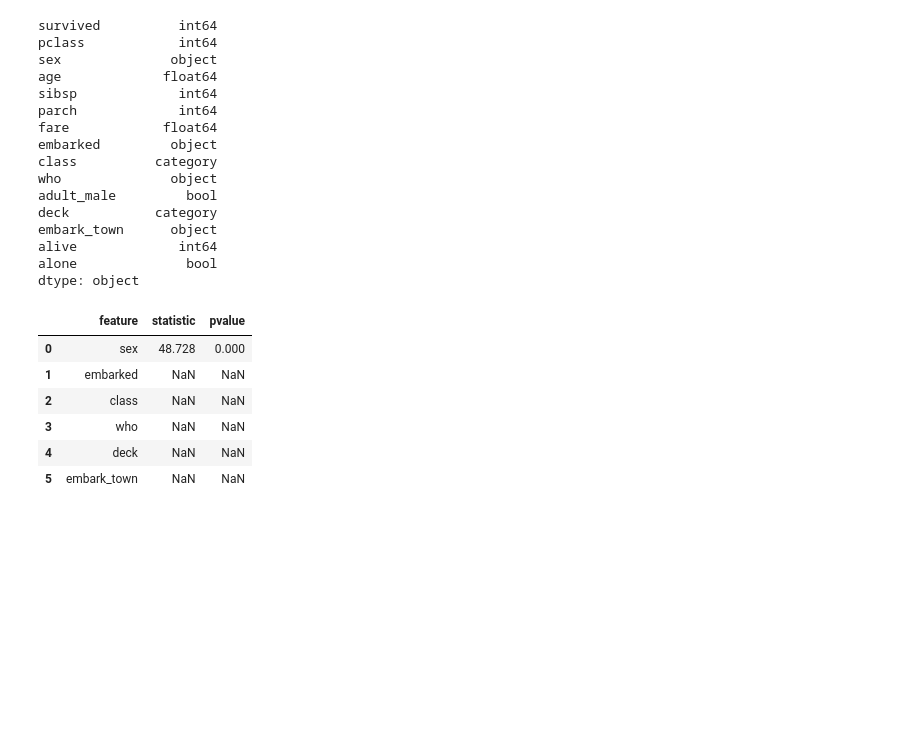
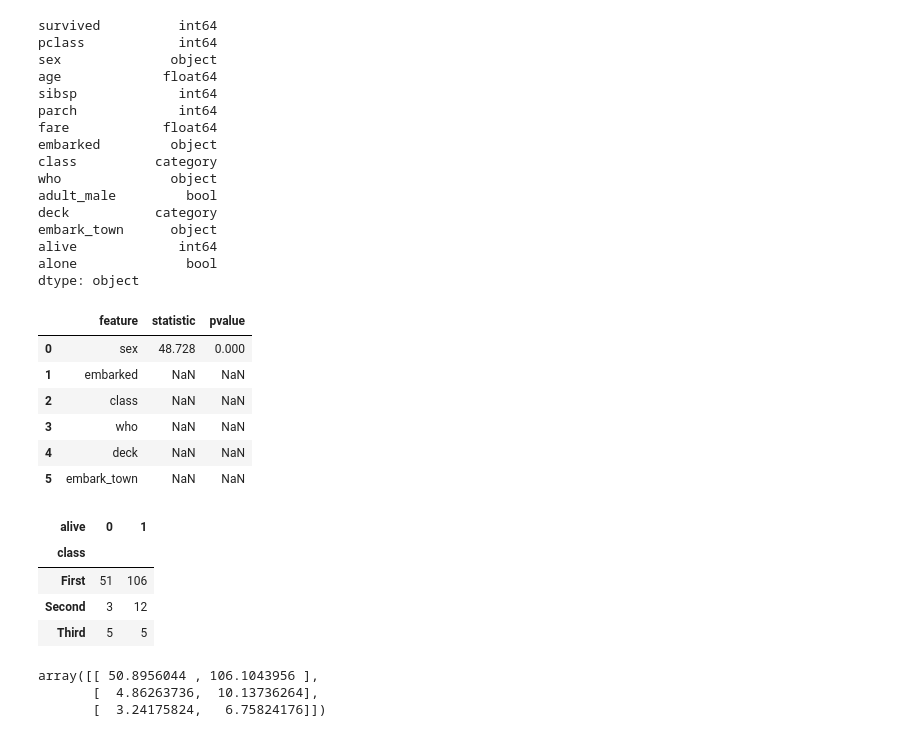
Before and after one commit to ivankching/workflow-utils, a Jupyter notebook: test_notebook.ipynb, the cells around one changed output. Cells and saved outputs as stored; diff of their text form; code cells hidden in the pictures; blank space fills up the shorter version.

```diff
--- a/test_notebook.ipynb
+++ b/test_notebook.ipynb
@@ -121,0 +124,16 @@ pearson_chi2
+# %%
+ct = pd.crosstab(titanic['class'], titanic['alive'])
+ct
+# %% [output]
+| alive | 0 | 1 |
+| class |  |  |
+| First | 51 | 106 |
+| Second | 3 | 12 |
+| Third | 5 | 5 |
+# %%
+res = chi2_contingency(ct)
+res.expected_freq
+# %% [output]
+array([[ 50.8956044 , 106.1043956 ],
+       [  4.86263736,  10.13736264],
+       [  3.24175824,   6.75824176]])
```
Also changed, not shown: parts of 1 cell of this notebook, 2 other files.
